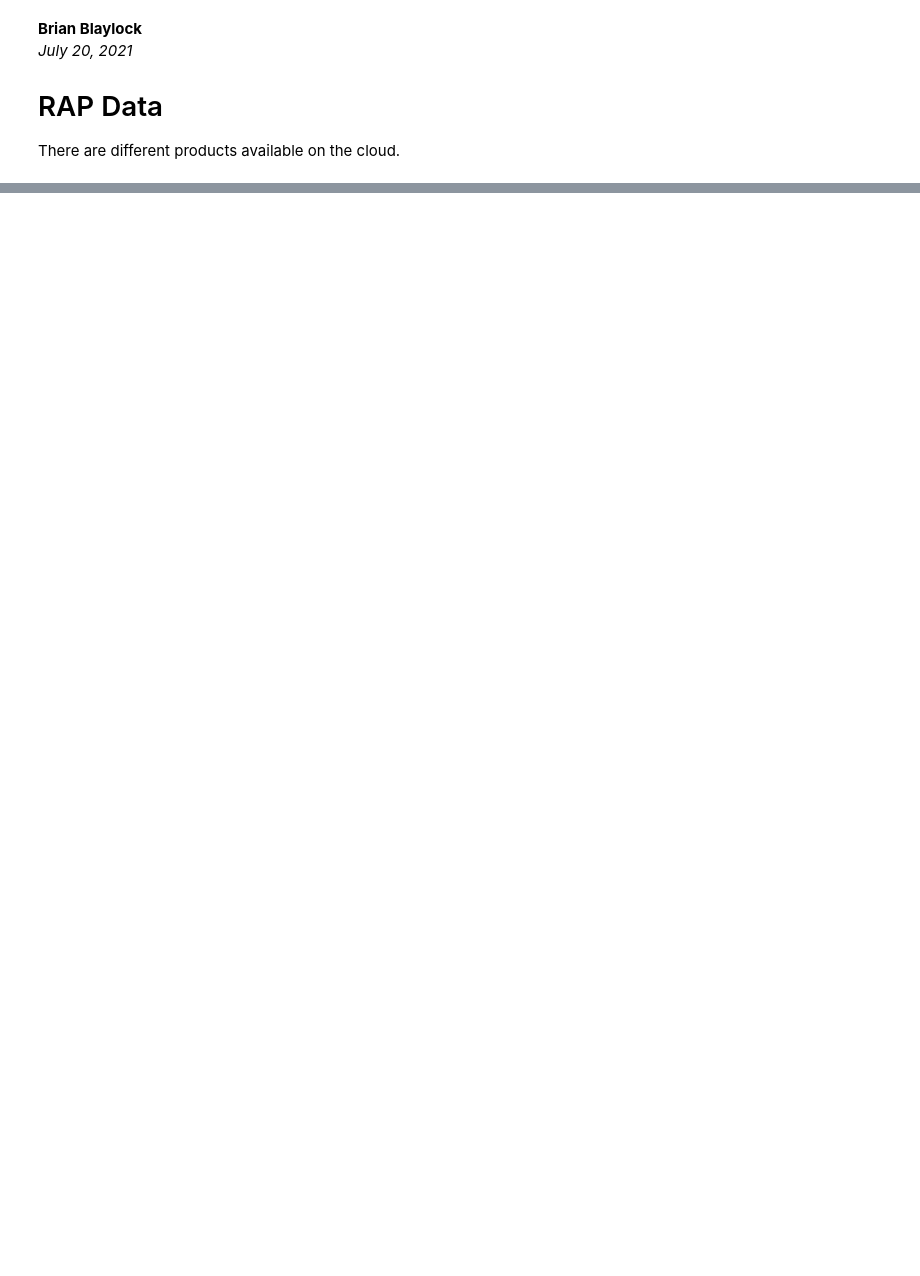
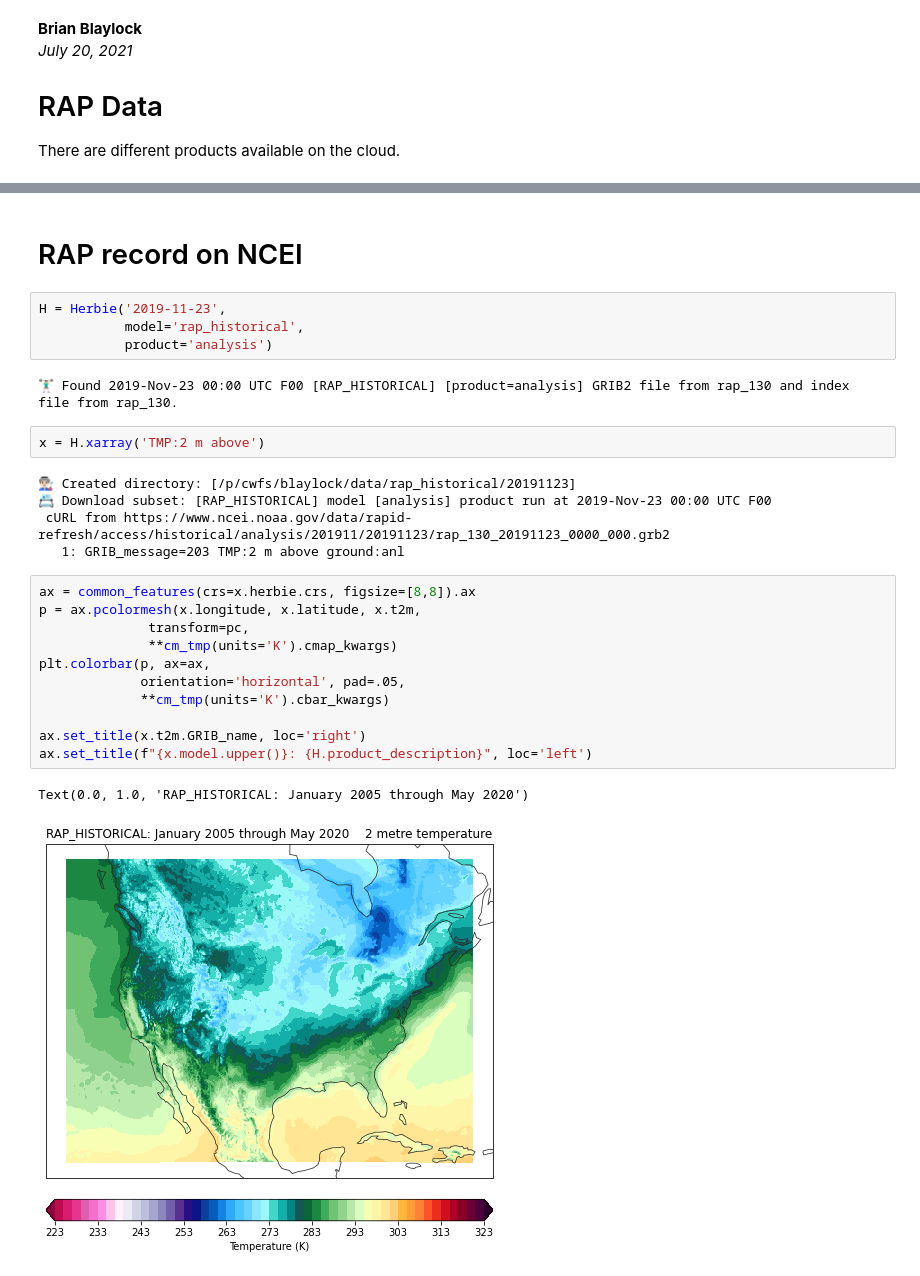
Before and after one commit to amotl/herbie-without-docs, a Jupyter notebook: docs/user_guide/notebooks/data_rap.ipynb, the cells around one changed output, grey strips where cells are left out. Cells and saved outputs as stored; diff of their text form; blank space fills up the shorter version.

```diff
--- a/docs/user_guide/notebooks/data_rap.ipynb
+++ b/docs/user_guide/notebooks/data_rap.ipynb
@@ -40,0 +42,29 @@ Text(0.0, 1.0, 'RAP: CONUS Pressure levels; 13-km resolution')
+# %% [markdown]
+# RAP record on NCEI
+# %%
+H = Herbie('2019-11-23',
+           model='rap_historical',
+           product='analysis')
+# %% [output]
+🏋🏻‍♂️ Found 2019-Nov-23 00:00 UTC F00 [RAP_HISTORICAL] [product=analysis] GRIB2 file from rap_130 and index file from rap_130.
+# %%
+x = H.xarray('TMP:2 m above')
+# %% [output]
+👨🏻‍🏭 Created directory: [/p/cwfs/blaylock/data/rap_historical/20191123]
+📇 Download subset: [RAP_HISTORICAL] model [analysis] product run at 2019-Nov-23 00:00 UTC F00
+ cURL from https://www.ncei.noaa.gov/data/rapid-refresh/access/historical/analysis/201911/20191123/rap_130_20191123_0000_000.grb2
+   1: GRIB_message=203 TMP:2 m above ground:anl
+# %%
+ax = common_features(crs=x.herbie.crs, figsize=[8,8]).ax
+p = ax.pcolormesh(x.longitude, x.latitude, x.t2m,
+              transform=pc,
+              **cm_tmp(units='K').cmap_kwargs)
+plt.colorbar(p, ax=ax,
+             orientation='horizontal', pad=.05,
+             **cm_tmp(units='K').cbar_kwargs)
+
+ax.set_title(x.t2m.GRIB_name, loc='right')
+ax.set_title(f"{x.model.upper()}: {H.product_description}", loc='left')
+# %% [output]
+Text(0.0, 1.0, 'RAP_HISTORICAL: January 2005 through May 2020')
+[figure, added]
```
Also changed, not shown: parts of 15 cells of this notebook, 5 other files.
